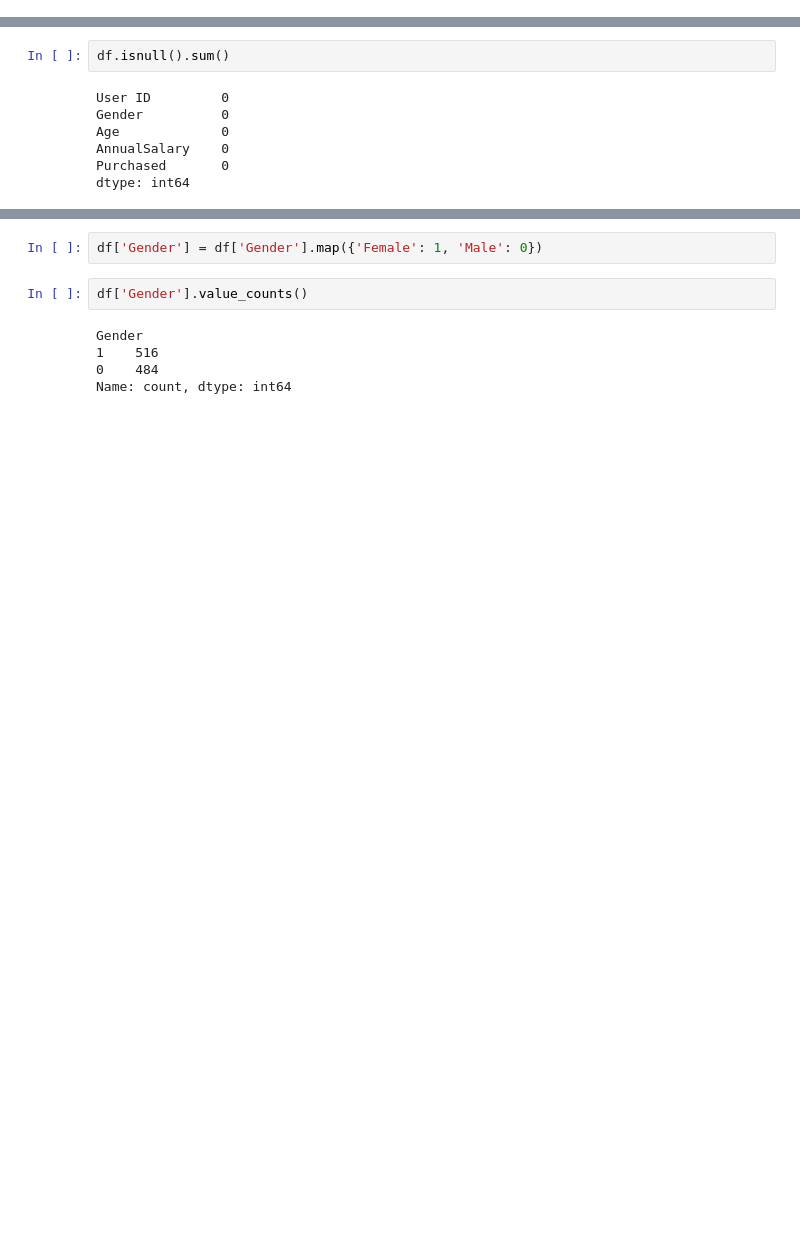
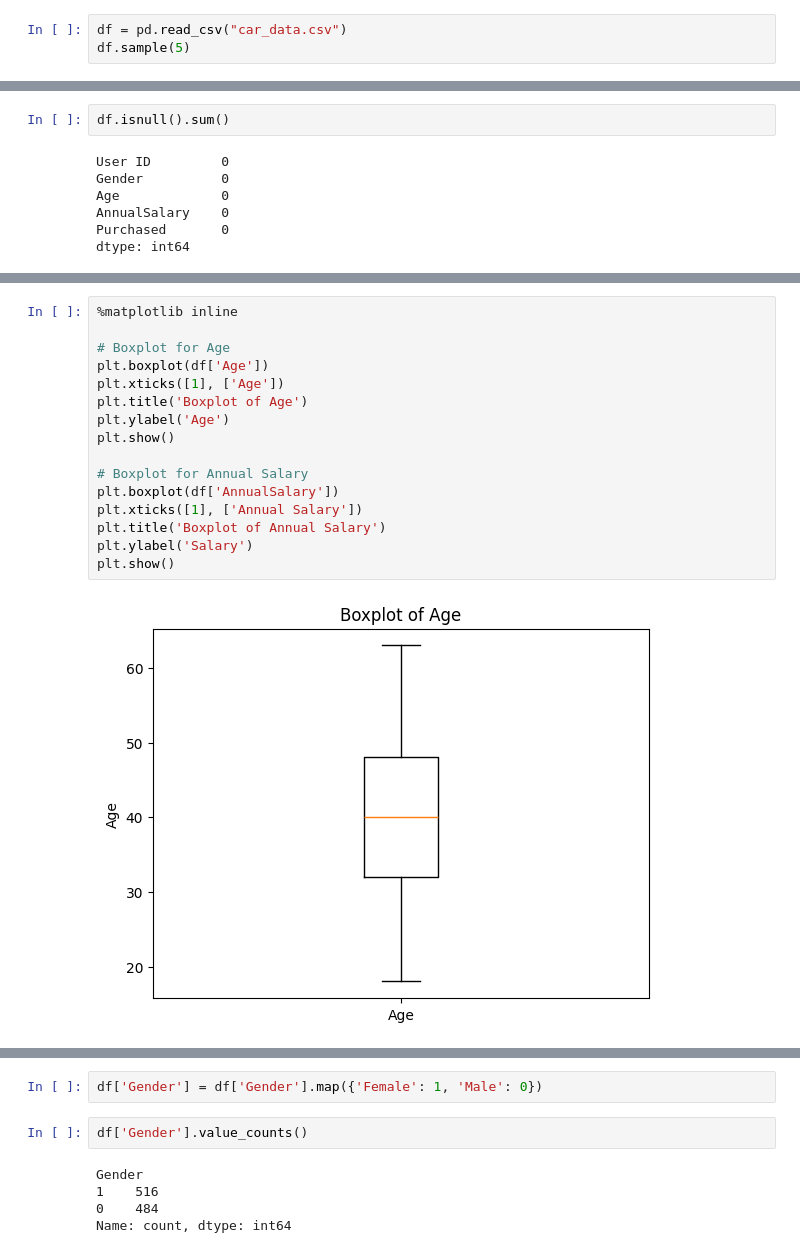
Before and after one commit to azizp128/data-science-projects, a Jupyter notebook: car-purchase-prediction/assets/notebook.ipynb, the cells around one changed output, grey strips where cells are left out. Cells and saved outputs as stored; diff of their text form; blank space fills up the shorter version.

```diff
--- a/car-purchase-prediction/assets/notebook.ipynb
+++ b/car-purchase-prediction/assets/notebook.ipynb
@@ -26,0 +20,3 @@ df
+# %%
+df = pd.read_csv("car_data.csv")
+df.sample(5)
@@ -35,0 +64,18 @@ dtype: int64
+# %%
+%matplotlib inline
+
+# Boxplot for Age
+plt.boxplot(df['Age'])
+plt.xticks([1], ['Age'])
+plt.title('Boxplot of Age')
+plt.ylabel('Age')
+plt.show()
+
+# Boxplot for Annual Salary
+plt.boxplot(df['AnnualSalary'])
+plt.xticks([1], ['Annual Salary'])
+plt.title('Boxplot of Annual Salary')
+plt.ylabel('Salary')
+plt.show()
+# %% [output]
+[figure, added]
```
Also changed, not shown: parts of 21 cells of this notebook.
